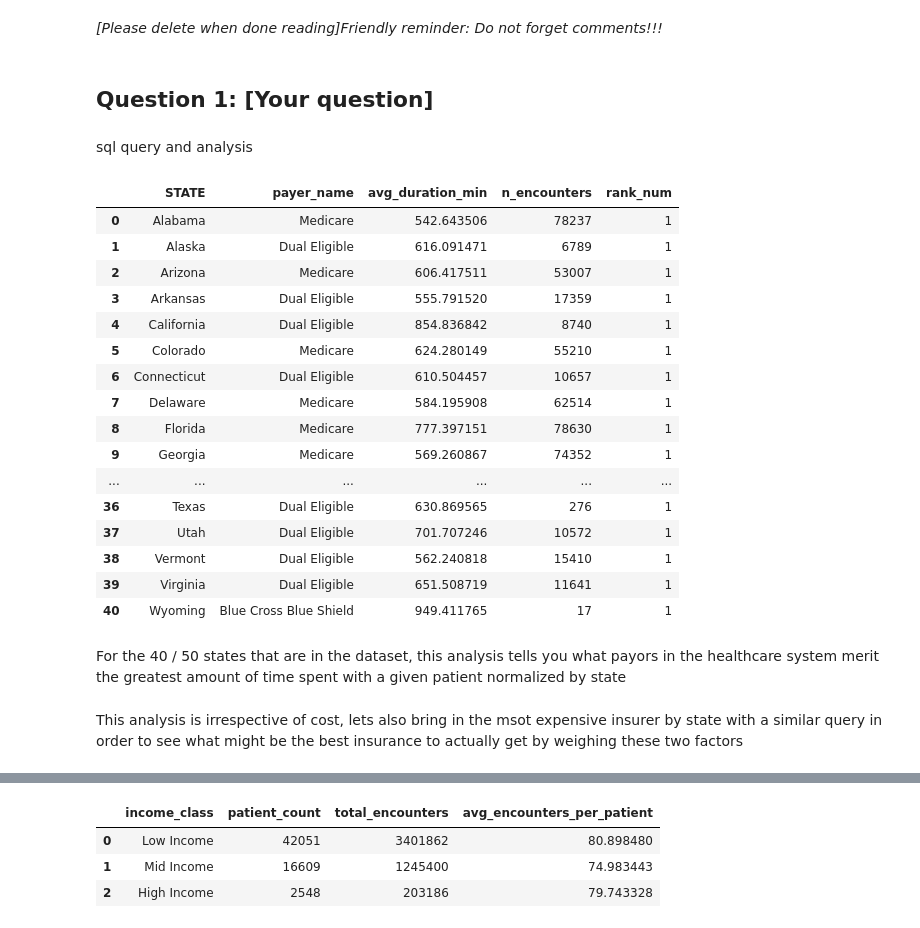
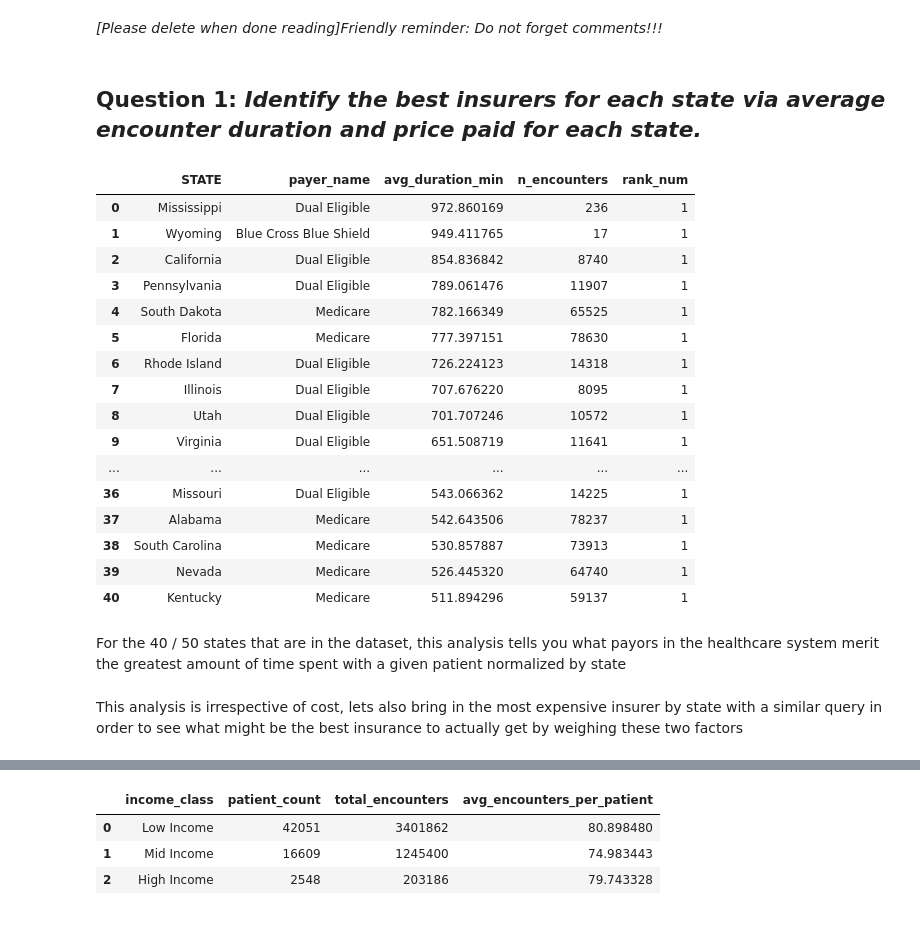
Before and after one commit to nick-allen21/synthetic_patient_analysis, a Jupyter notebook: nallen21_project1.ipynb, the cells around one changed output, grey strips where cells are left out. Saved outputs shown, nothing was run; the diff lists cells and outputs as text; code cells hidden in the pictures.

Commit message:
Finished through question 2 and second query within that

```diff
--- a/nallen21_project1.ipynb
+++ b/nallen21_project1.ipynb
@@ -649,10 +620,8 @@ display(df)
 # Section 4: Exploring Central Questions
 # %% [markdown]
 *[Please delete when done reading]Friendly reminder: Do not forget comments!!!*
-# %% [markdown]
-## Question 1: [Your question]
-# %% [markdown]
-sql query and analysis
+# %% [markdown]
+## Question 1: ***Identify the best insurers for each state via average encounter duration and price paid for each state.***
 # %%
 query = f"""
 WITH encounters_with_duration AS ( -- get duration of each encounter in minutes
@@ -660,71 +629,74 @@ WITH encounters_with_duration AS ( -- get duration of each encounter in minutes
     p.STATE,
     e.PAYER AS insurer,
     TIMESTAMP_DIFF(
-      SAFE_CAST(e.STOP  AS TIMESTAMP),
-      SAFE_CAST(e.START AS TIMESTAMP),
+      e.STOP,
+      e.START,
       MINUTE
     ) AS duration_min
   FROM `{PROJECT_ID}.{DATASET_ID}.encounters_ext` e
-  JOIN `{PROJECT_ID}.{DATASET_ID}.patients_ext`  p
+  JOIN `{PROJECT_ID}.{DATASET_ID}.patients_ext`  p -- many to one, wont blow up
     ON p.Id = e.PATIENT
   WHERE
-    SAFE_CAST(e.START AS TIMESTAMP) IS NOT NULL
-    AND SAFE_CAST(e.STOP  AS TIMESTAMP) IS NOT NULL
-    AND SAFE_CAST(e.STOP  AS TIMESTAMP) > SAFE_CAST(e.START AS TIMESTAMP)
+    e.START IS NOT NULL
+    AND e.STOP IS NOT NULL
+    AND e.STOP > e.START
 ),
 avg_by_state_insurer AS ( -- get avg duration of each encounter by state and insurer
   SELECT
     STATE,
     insurer,
     AVG(duration_min) AS avg_duration_min,
-    COUNT(*)          AS n_encounters
+    COUNT(*) AS n_encounters
   FROM encounters_with_duration
   GROUP BY STATE, insurer
 ),
 ranked_avg_by_state_insurer AS ( -- rank the duration of each encounter
   SELECT
     STATE,
     insurer,
     avg_duration_min,
     n_encounters,
-    RANK() OVER (PARTITION BY STATE ORDER BY avg_duration_min DESC) as rank_num
+    RANK() OVER (
+      PARTITION BY STATE
+      ORDER BY avg_duration_min DESC
+      ) as rank_num
   FROM avg_by_state_insurer
 )
 SELECT DISTINCT -- select out the top ranking, merging in the givne payer name
   rabsi.STATE,
   p.NAME AS payer_name,
   rabsi.avg_duration_min,
   rabsi.n_encounters,
   rabsi.rank_num
 FROM ranked_avg_by_state_insurer rabsi
 LEFT JOIN `{PROJECT_ID}.{DATASET_ID}.payers_ext` p
   ON rabsi.insurer = p.Id
 WHERE rabsi.rank_num = 1
-ORDER BY rabsi.STATE
+ORDER BY rabsi.avg_duration_min DESC
 """
 avg_by_state_insurer = bq_client.query(query).to_dataframe()
 display(avg_by_state_insurer)
 # %% [output]
 |  | STATE | payer_name | avg_duration_min | n_encounters | rank_num |
-| 0 | Alabama | Medicare | 542.643506 | 78237 | 1 |
-| 1 | Alaska | Dual Eligible | 616.091471 | 6789 | 1 |
-| 2 | Arizona | Medicare | 606.417511 | 53007 | 1 |
-| 3 | Arkansas | Dual Eligible | 555.791520 | 17359 | 1 |
-| 4 | California | Dual Eligible | 854.836842 | 8740 | 1 |
-| 5 | Colorado | Medicare | 624.280149 | 55210 | 1 |
-| 6 | Connecticut | Dual Eligible | 610.504457 | 10657 | 1 |
-| 7 | Delaware | Medicare | 584.195908 | 62514 | 1 |
-| 8 | Florida | Medicare | 777.397151 | 78630 | 1 |
-| 9 | Georgia | Medicare | 569.260867 | 74352 | 1 |
+| 0 | Mississippi | Dual Eligible | 972.860169 | 236 | 1 |
+| 1 | Wyoming | Blue Cross Blue Shield | 949.411765 | 17 | 1 |
+| 2 | California | Dual Eligible | 854.836842 | 8740 | 1 |
+| 3 | Pennsylvania | Dual Eligible | 789.061476 | 11907 | 1 |
+| 4 | South Dakota | Medicare | 782.166349 | 65525 | 1 |
+| 5 | Florida | Medicare | 777.397151 | 78630 | 1 |
+| 6 | Rhode Island | Dual Eligible | 726.224123 | 14318 | 1 |
+| 7 | Illinois | Dual Eligible | 707.676220 | 8095 | 1 |
+| 8 | Utah | Dual Eligible | 701.707246 | 10572 | 1 |
+| 9 | Virginia | Dual Eligible | 651.508719 | 11641 | 1 |
 | ... | ... | ... | ... | ... | ... |
-| 36 | Texas | Dual Eligible | 630.869565 | 276 | 1 |
-| 37 | Utah | Dual Eligible | 701.707246 | 10572 | 1 |
-| 38 | Vermont | Dual Eligible | 562.240818 | 15410 | 1 |
-| 39 | Virginia | Dual Eligible | 651.508719 | 11641 | 1 |
-| 40 | Wyoming | Blue Cross Blue Shield | 949.411765 | 17 | 1 |
+| 36 | Missouri | Dual Eligible | 543.066362 | 14225 | 1 |
+| 37 | Alabama | Medicare | 542.643506 | 78237 | 1 |
+| 38 | South Carolina | Medicare | 530.857887 | 73913 | 1 |
+| 39 | Nevada | Medicare | 526.445320 | 64740 | 1 |
+| 40 | Kentucky | Medicare | 511.894296 | 59137 | 1 |
 # %% [markdown]
 For the 40 / 50 states that are in the dataset, this analysis tells you what payors in the healthcare system merit the greatest amount of time spent with a given patient normalized by state
 # %% [markdown]
-This analysis is irrespective of cost, lets also bring in the msot expensive insurer by state with a similar query in order to see what might be the best insurance to actually get by weighing these two factors
+This analysis is irrespective of cost, lets also bring in the most expensive insurer by state with a similar query in order to see what might be the best insurance to actually get by weighing these two factors
 # %%
 query = f"""
```
Also changed, not shown: parts of 13 cells of this notebook.
